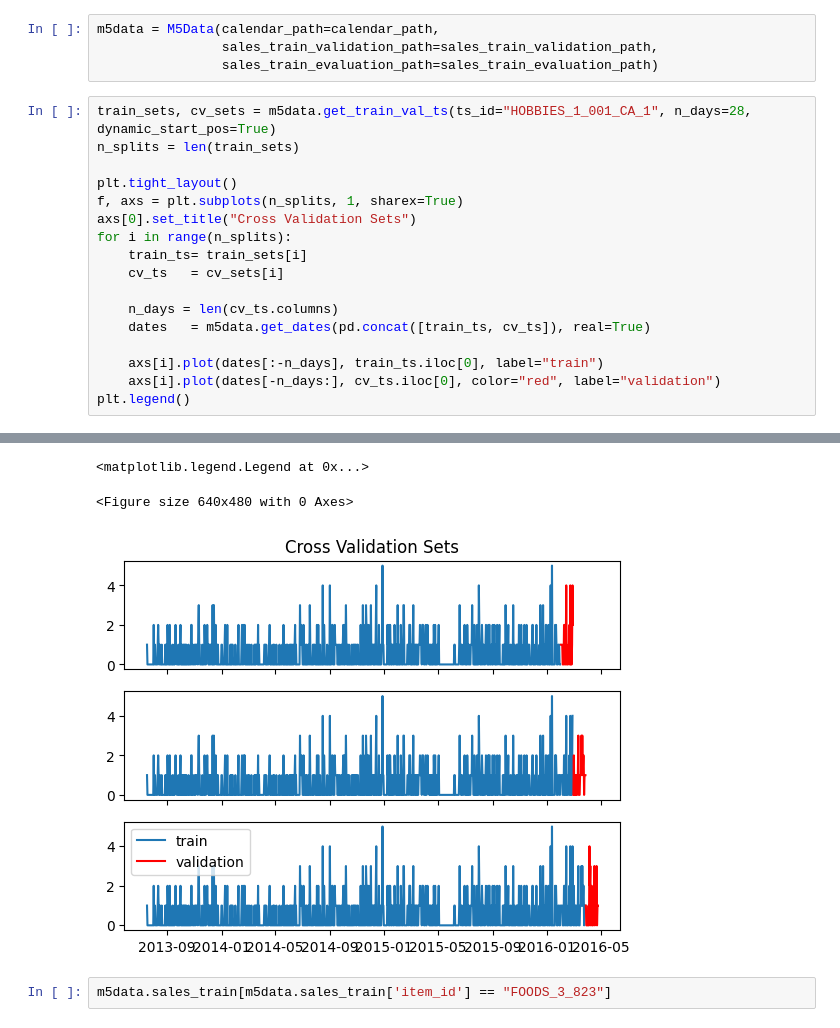
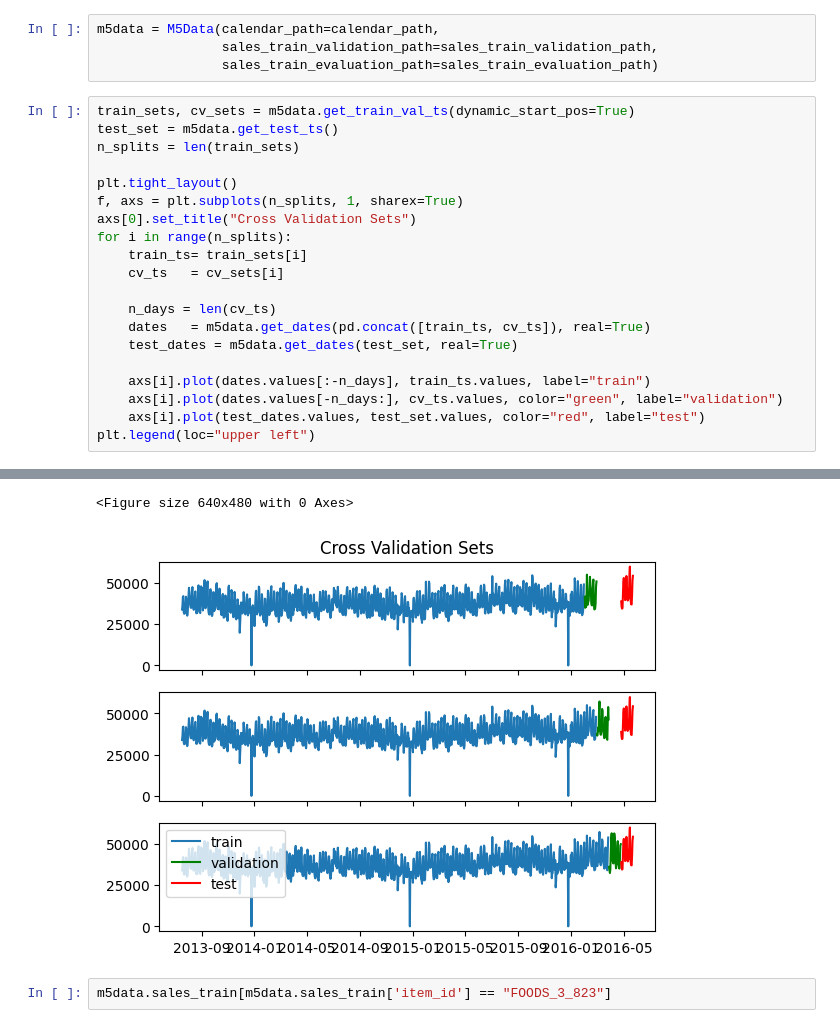
Before and after one commit to alanglk/KISA_ITSDA, a Jupyter notebook: TSF/time_series_forecasting.ipynb, the cells around one changed output, grey strips where cells are left out. Cells and saved outputs as stored; diff of their text form.

```diff
--- a/TSF/time_series_forecasting.ipynb
+++ b/TSF/time_series_forecasting.ipynb
@@ -88,7 +94,8 @@ m5data = M5Data(calendar_path=calendar_path,
                 sales_train_validation_path=sales_train_validation_path,
                 sales_train_evaluation_path=sales_train_evaluation_path)
 # %%
-train_sets, cv_sets = m5data.get_train_val_ts(ts_id="HOBBIES_1_001_CA_1", n_days=28, dynamic_start_pos=True)
+train_sets, cv_sets = m5data.get_train_val_ts(dynamic_start_pos=True)
+test_set = m5data.get_test_ts()
 n_splits = len(train_sets)
 
 plt.tight_layout()
@@ -98,10 +105,12 @@ for i in range(n_splits):
     train_ts= train_sets[i]
     cv_ts   = cv_sets[i]
 
-    n_days = len(cv_ts.columns)
+    n_days = len(cv_ts)
     dates   = m5data.get_dates(pd.concat([train_ts, cv_ts]), real=True)
+    test_dates = m5data.get_dates(test_set, real=True)
 
-    axs[i].plot(dates[:-n_days], train_ts.iloc[0], label="train")
-    axs[i].plot(dates[-n_days:], cv_ts.iloc[0], color="red", label="validation")
-plt.legend()
+    axs[i].plot(dates.values[:-n_days], train_ts.values, label="train")
+    axs[i].plot(dates.values[-n_days:], cv_ts.values, color="green", label="validation")
+    axs[i].plot(test_dates.values, test_set.values, color="red", label="test")
+plt.legend(loc="upper left")
 # %% [output]
@@ -111,6 +118,5 @@ plt.legend()
-<matplotlib.legend.Legend at 0x...>
+<Figure size 640x480 with 0 Axes>
-<Figure size 640x480 with 0 Axes>
-[figure, old version]
+[figure, new version]
 # %%
 m5data.sales_train[m5data.sales_train['item_id'] == "FOODS_3_823"]
 # %% [output]
```
Also changed, not shown: parts of 12 cells of this notebook, 5 other files.
